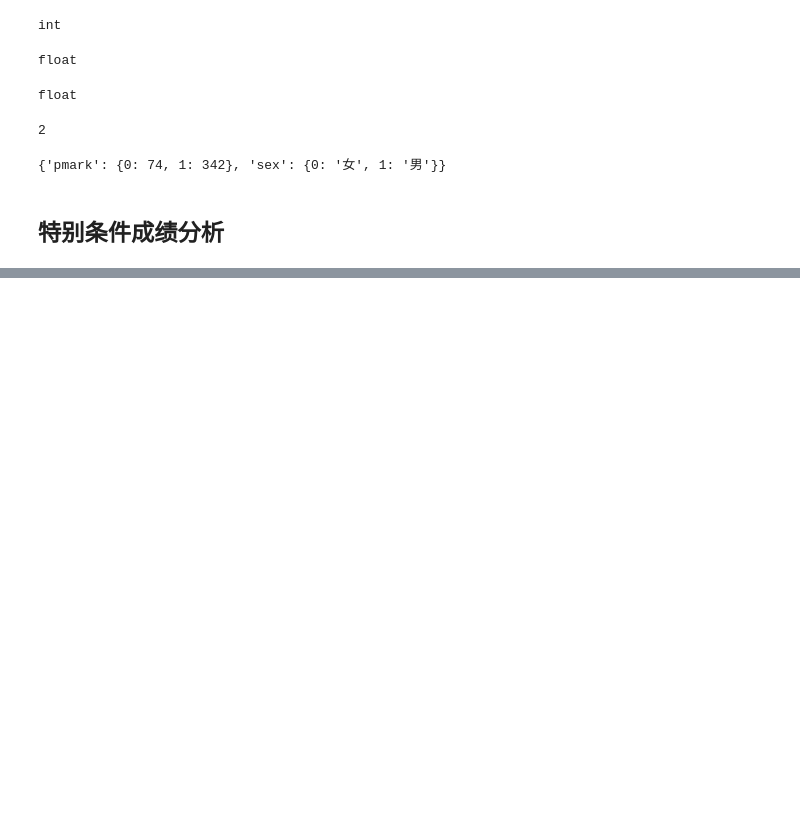
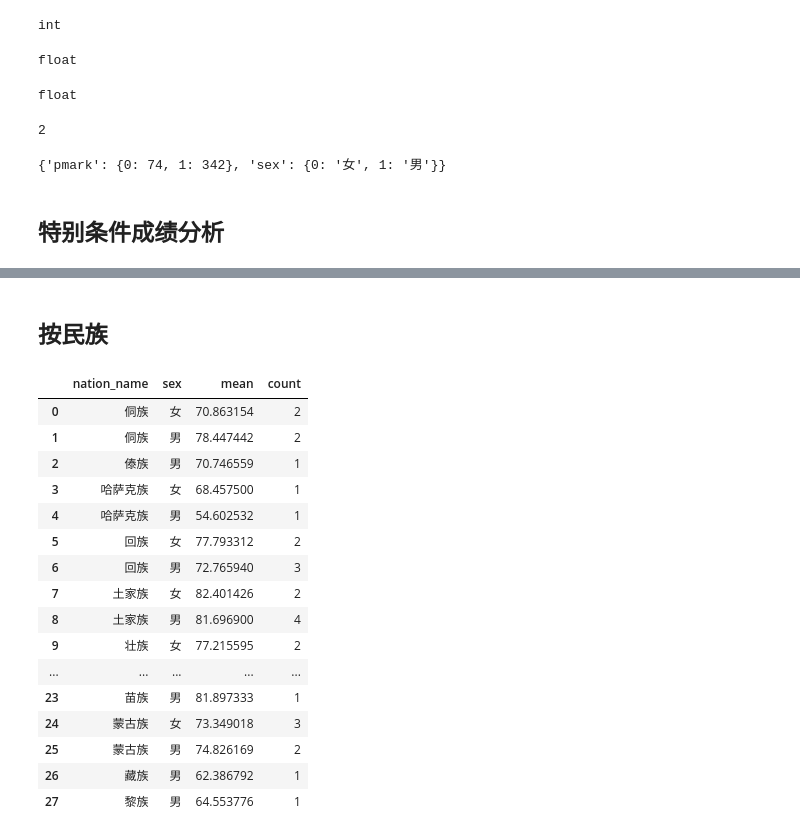
Before and after one commit to mycodefarm/notebook, a Jupyter notebook: 000-mark.ipynb, the cells around one changed output, grey strips where cells are left out. Drawn from its saved outputs; the diff is of its cells as text; code cells hidden in the pictures; blank space fills up the shorter version.

```diff
--- a/000-mark.ipynb
+++ b/000-mark.ipynb
@@ -134,0 +191,23 @@ marks.groupby(['constellation','sex'],as_index=False).agg({'pmark':'mean'})
+# %% [markdown]
+## 按民族
+# %%
+# 按民族性别求平均分和人数
+marks.groupby(['nation_name','sex'],as_index=False).agg({'pmark':'mean','grade':'count'}).rename(columns={'pmark':'mean','grade':'count'})
+# %% [output]
+|  | nation_name | sex | mean | count |
+| 0 | 侗族 | 女 | 70.863154 | 2 |
+| 1 | 侗族 | 男 | 78.447442 | 2 |
+| 2 | 傣族 | 男 | 70.746559 | 1 |
+| 3 | 哈萨克族 | 女 | 68.457500 | 1 |
+| 4 | 哈萨克族 | 男 | 54.602532 | 1 |
+| 5 | 回族 | 女 | 77.793312 | 2 |
+| 6 | 回族 | 男 | 72.765940 | 3 |
+| 7 | 土家族 | 女 | 82.401426 | 2 |
+| 8 | 土家族 | 男 | 81.696900 | 4 |
+| 9 | 壮族 | 女 | 77.215595 | 2 |
+| ... | ... | ... | ... | ... |
+| 23 | 苗族 | 男 | 81.897333 | 1 |
+| 24 | 蒙古族 | 女 | 73.349018 | 3 |
+| 25 | 蒙古族 | 男 | 74.826169 | 2 |
+| 26 | 藏族 | 男 | 62.386792 | 1 |
+| 27 | 黎族 | 男 | 64.553776 | 1 |
```
Also changed, not shown: parts of 18 cells of this notebook.
